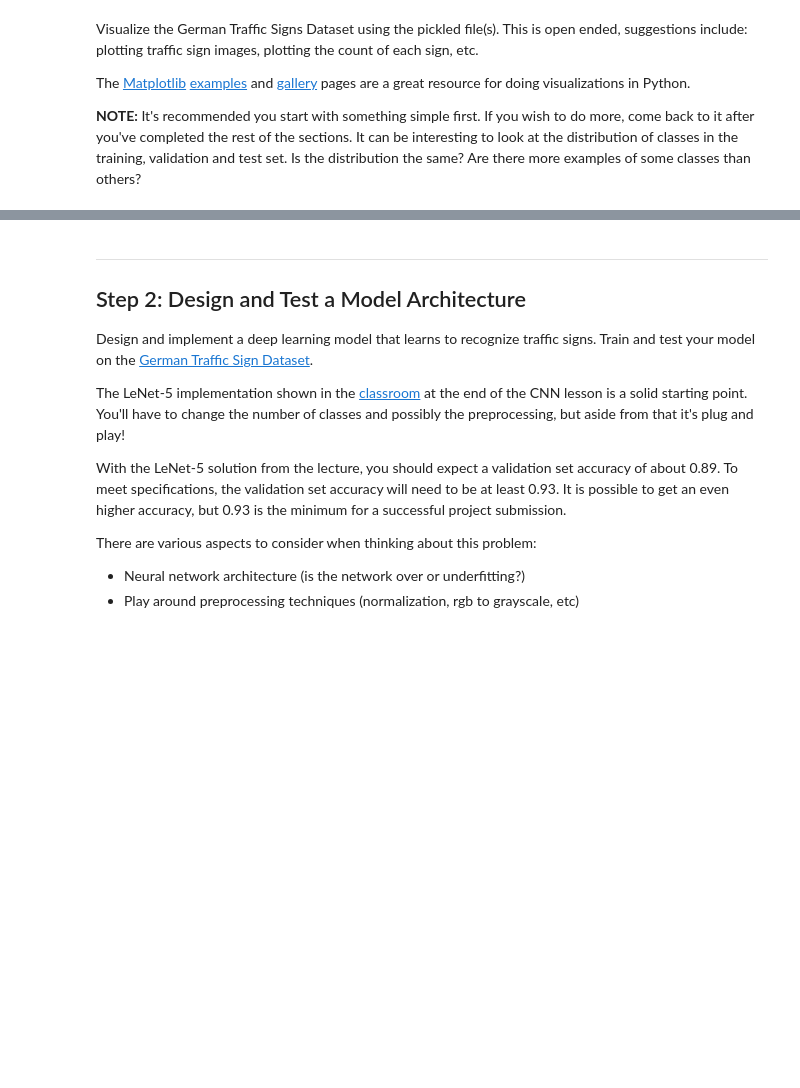
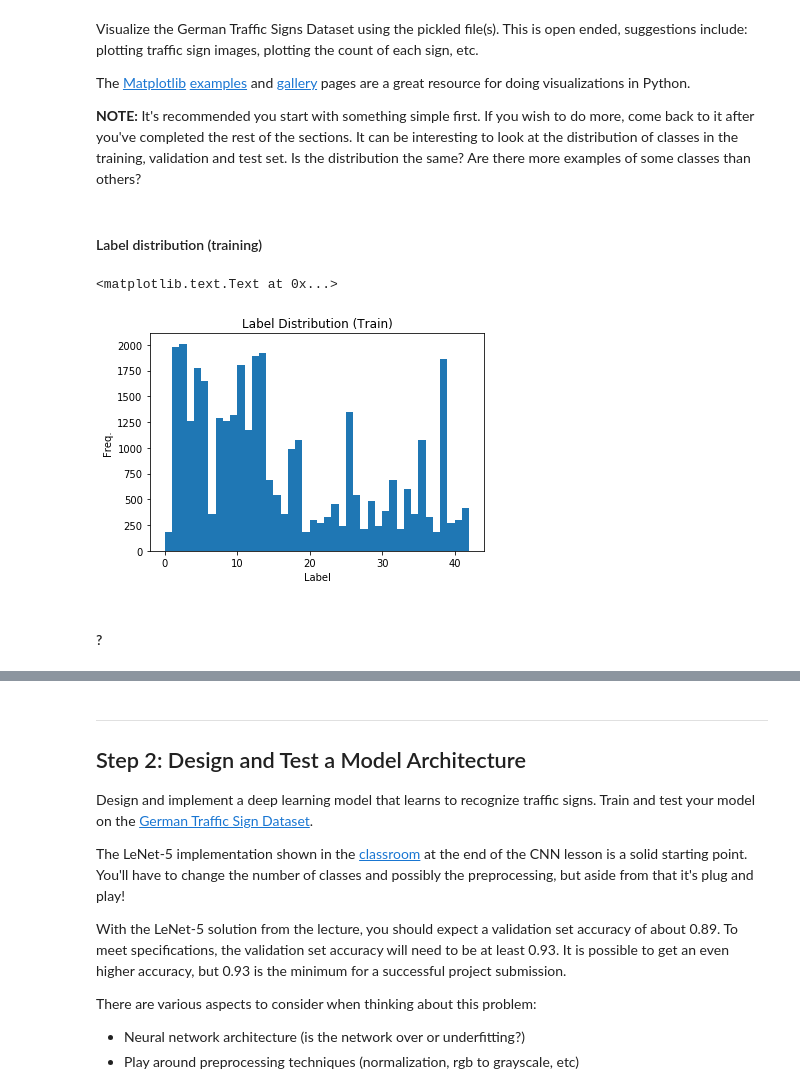
Before and after one commit to kyoungrok0517/CarND-Traffic-Sign-Classifier-Project, a Jupyter notebook: Traffic_Sign_Classifier.ipynb, the cells around one changed output, grey strips where cells are left out. Cells and saved outputs as stored; diff of their text form; code cells hidden in the pictures; blank space fills up the shorter version.

```diff
--- a/Traffic_Sign_Classifier.ipynb
+++ b/Traffic_Sign_Classifier.ipynb
@@ -98,6 +100,24 @@ Visualize the German Traffic Signs Dataset using the pickled file(s). This is op
 The [Matplotlib](http://matplotlib.org/) [examples](http://matplotlib.org/examples/index.html) and [gallery](http://matplotlib.org/gallery.html) pages are a great resource for doing visualizations in Python.
 
 **NOTE:** It's recommended you start with something simple first. If you wish to do more, come back to it after you've completed the rest of the sections. It can be interesting to look at the distribution of classes in the training, validation and test set. Is the distribution the same? Are there more examples of some classes than others?
+# %% [markdown]
+#### Label distribution (training)
+# %%
+from collections import Counter
+import matplotlib.pyplot as plt
+import pandas as pd
+%matplotlib inline
+
+labels = pd.read_csv('./signnames.csv')['ClassId'].unique()
+plt.hist(y_train, bins=labels)
+plt.title('Label Distribution (Train)')
+plt.xlabel('Label')
+plt.ylabel('Freq.')
+# %% [output]
+<matplotlib.text.Text at 0x...>
+[figure, added]
+# %% [markdown]
+#### ?
 # %%
 ### Data exploration visualization code goes here.
 ### Feel free to use as many code cells as needed.
```
Also changed, not shown: parts of 15 cells of this notebook, 14 other files.
